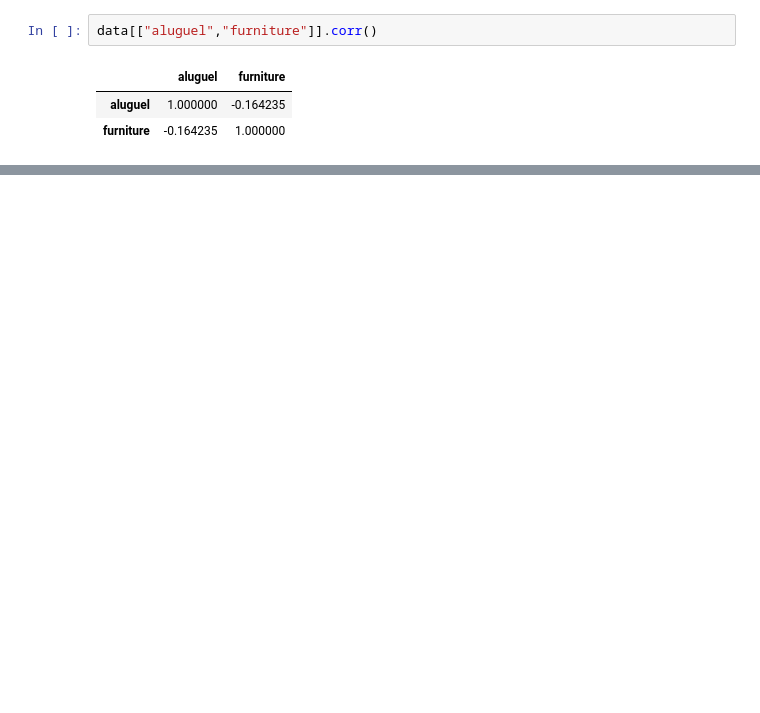
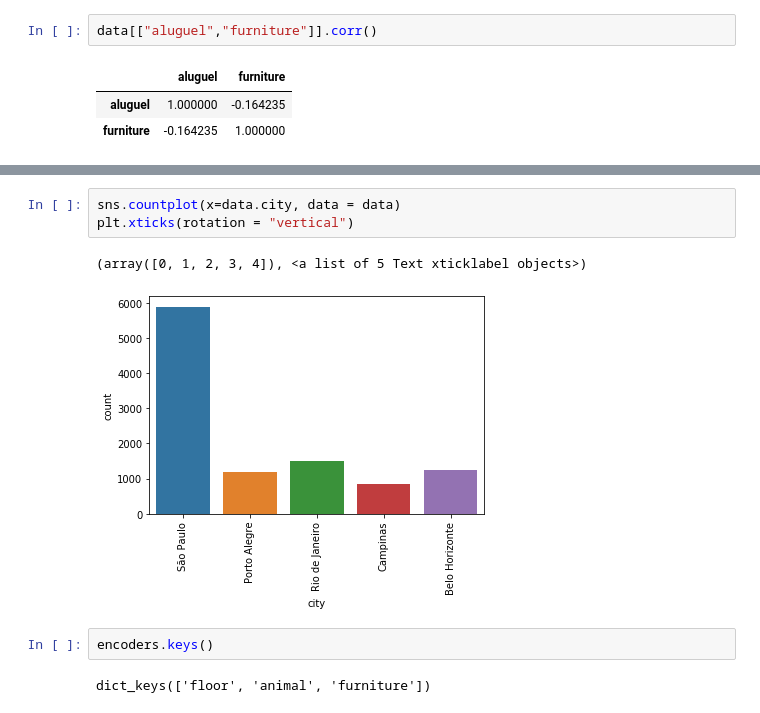
Before and after one commit to leticiacechinel/AceleraDev, a Jupyter notebook: analise_explo.ipynb, the cells around one changed output, grey strips where cells are left out. Drawn from its saved outputs; the diff is of its cells as text; blank space fills up the shorter version.

```diff
--- a/analise_explo.ipynb
+++ b/analise_explo.ipynb
@@ -76,0 +112,10 @@ data[["aluguel","furniture"]].corr()
+# %%
+sns.countplot(x=data.city, data = data)
+plt.xticks(rotation = "vertical")
+# %% [output]
+(array([0, 1, 2, 3, 4]), <a list of 5 Text xticklabel objects>)
+[figure, added]
+# %%
+encoders.keys()
+# %% [output]
+dict_keys(['floor', 'animal', 'furniture'])
```
Also changed, not shown: parts of 10 cells of this notebook.
